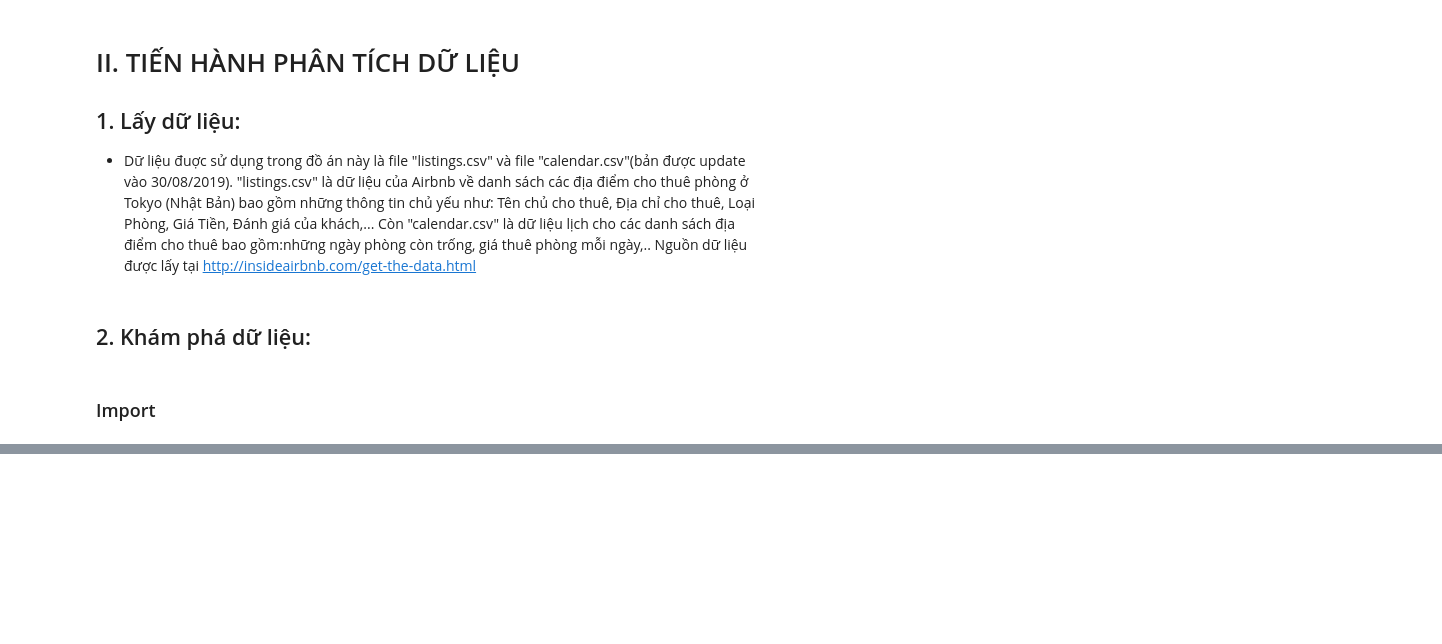
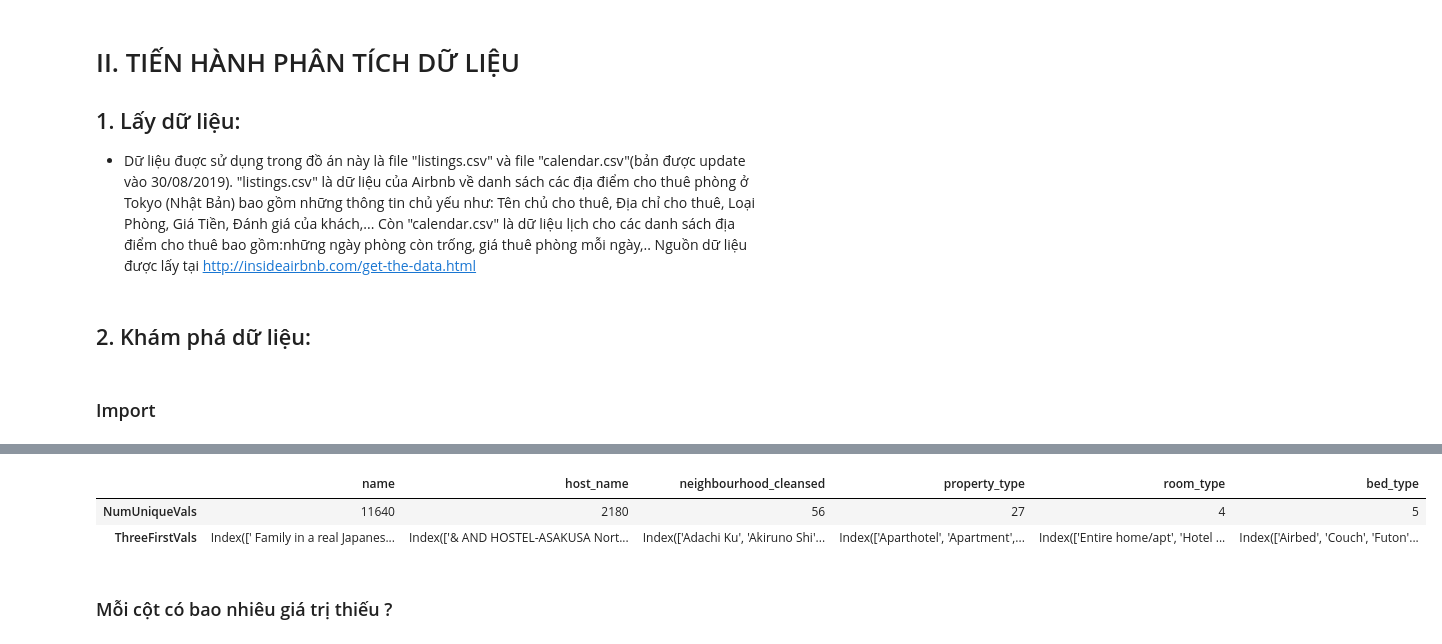
Before and after one commit to Tuyetmayy2410/LTKHDL_FinalProject, a Jupyter notebook: 1712892-NguyenThiTuyet.ipynb, the cells around one changed output, grey strips where cells are left out. Cells and saved outputs as stored; diff of their text form; code cells hidden in the pictures; blank space fills up the shorter version.

```diff
--- a/1712892-NguyenThiTuyet.ipynb
+++ b/1712892-NguyenThiTuyet.ipynb
@@ -38,0 +171,22 @@ import seaborn as sns
+# %%
+
+name_values = df_ABListings.name.value_counts().index.sort_values()
+host_name_values = df_ABListings.host_name.value_counts().index.sort_values()
+neighbourhood_cleansed_values = df_ABListings.neighbourhood_cleansed.value_counts().index.sort_values()
+property_type_values = df_ABListings.property_type.value_counts().index.sort_values()
+room_type_values = df_ABListings.room_type.value_counts().index.sort_values()
+bed_type_values = df_ABListings.bed_type.value_counts().index.sort_values()
+df_cat_col_listing_ranges = {'name': pd.Series([len(name_values),name_values[:3]],index=['NumUniqueVals','ThreeFirstVals']),
+                             'host_name': pd.Series([len(host_name_values),host_name_values[:3]],index=['NumUniqueVals', 'ThreeFirstVals']),
+                             'neighbourhood_cleansed': pd.Series([len(neighbourhood_cleansed_values),neighbourhood_cleansed_values[:3]],index=['NumUniqueVals', 'ThreeFirstVals']),
+                             'property_type': pd.Series([len(property_type_values),property_type_values[:3]],index=['NumUniqueVals', 'ThreeFirstVals']),
+                             'room_type': pd.Series([len(room_type_values),room_type_values[:3]],index=['NumUniqueVals', 'ThreeFirstVals']),
+                             'bed_type': pd.Series([len(bed_type_values),bed_type_values[:3]],index=['NumUniqueVals', 'ThreeFirstVals'])}
+df_cat_col_listing_ranges = pd.DataFrame(df_cat_col_listing_ranges)
+df_cat_col_listing_ranges
+# %% [output]
+|  | name | host_name | neighbourhood_cleansed | property_type | room_type | bed_type |
+| NumUniqueVals | 11640 | 2180 | 56 | 27 | 4 | 5 |
+| ThreeFirstVals | Index([' Family in a real Japanes... | Index(['& AND HOSTEL-ASAKUSA Nort... | Index(['Adachi Ku', 'Akiruno Shi'... | Index(['Aparthotel', 'Apartment',... | Index(['Entire home/apt', 'Hotel ... | Index(['Airbed', 'Couch', 'Futon'... |
+# %% [markdown]
+### Mỗi cột có bao nhiêu giá trị thiếu ?
```
Also changed, not shown: parts of 21 cells of this notebook.
